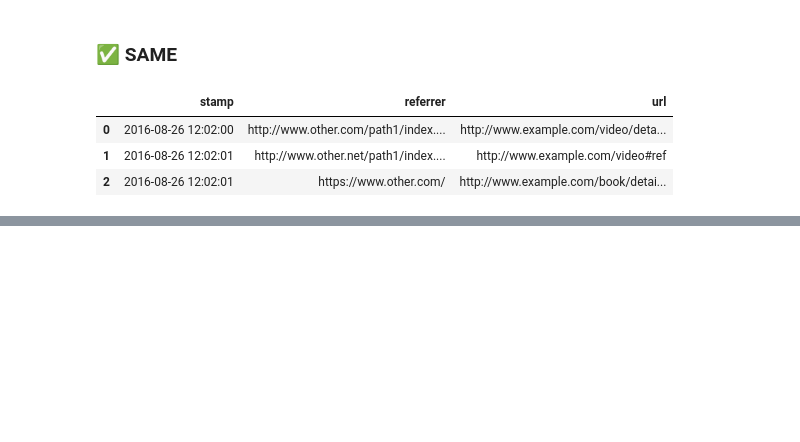
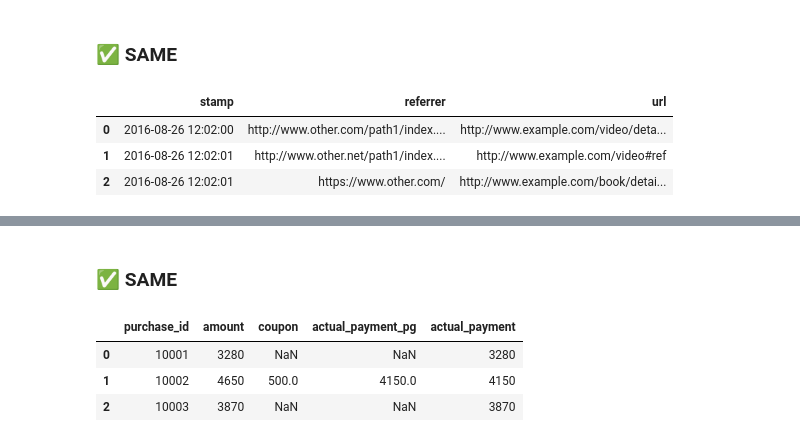
Before and after one commit to AtsushiEGW/sql_training, a Jupyter notebook: learning/bigdata_sql.ipynb, the cells around one changed output, grey strips where cells are left out. Saved outputs shown, nothing was run; the diff lists cells and outputs as text; code cells hidden in the pictures; blank space fills up the shorter version.

```diff
--- a/learning/bigdata_sql.ipynb
+++ b/learning/bigdata_sql.ipynb
@@ -96,0 +257,17 @@ from access_log
+# %%
+#* 購入額から割引クーポンを引いて、実際の支払額を計算する
+runner.check("""--sql
+select
+    purchase_id,
+    amount,
+    coupon,
+    amount - coupon as actual_payment_pg, --null を四則演算すると null になるので注意
+    amount - coalesce(coupon, 0) as actual_payment -- colalesce で null を 0 に変換してから計算する
+from purchase_log_with_coupon
+""")
+# %% [output]
+### ✅ SAME
+|  | purchase_id | amount | coupon | actual_payment_pg | actual_payment |
+| 0 | 10001 | 3280 | NaN | NaN | 3280 |
+| 1 | 10002 | 4650 | 500.0 | 4150.0 | 4150 |
+| 2 | 10003 | 3870 | NaN | NaN | 3870 |
```
Also changed, not shown: parts of 10 cells of this notebook.
